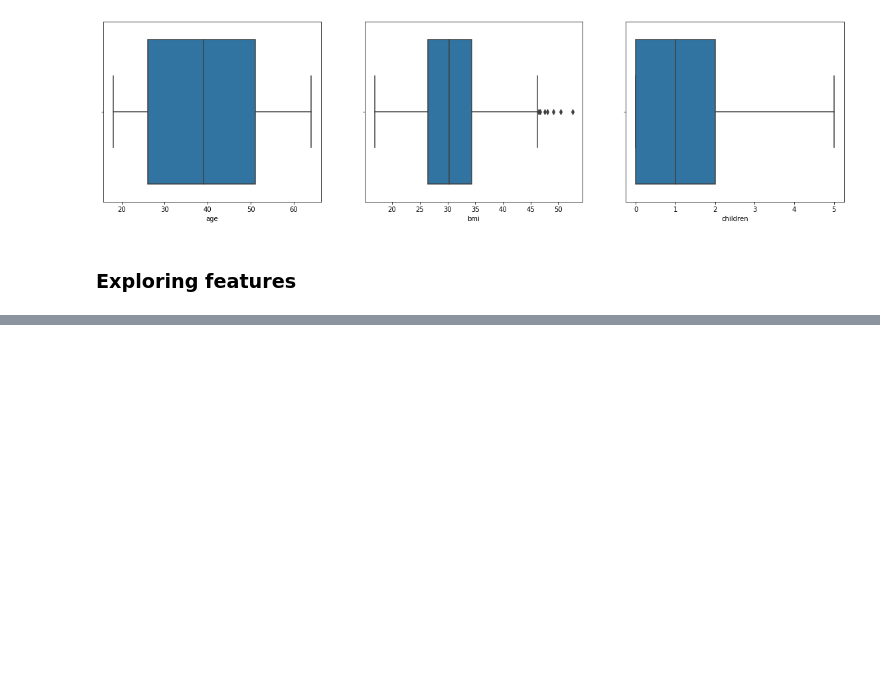
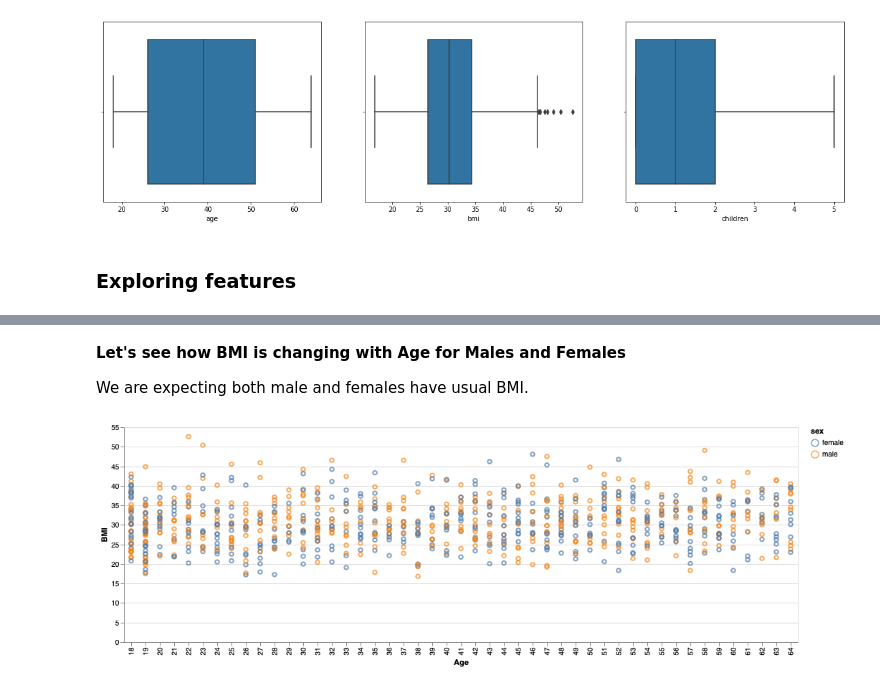
Before and after one commit to sirine-chahma/DSCI_522_group_401, a Jupyter notebook: notebooks/EDA.ipynb, the cells around one changed output, grey strips where cells are left out. Saved outputs shown, nothing was run; the diff lists cells and outputs as text; code cells hidden in the pictures; blank space fills up the shorter version.

```diff
--- a/notebooks/EDA.ipynb
+++ b/notebooks/EDA.ipynb
@@ -149,0 +177,13 @@ for col, ax in zip(numeric_features, axes):
+# %% [markdown]
+**Let's see how BMI is changing with Age for Males and Females**
+
+We are expecting both male and females have usual BMI.
+# %%
+alt.Chart(X_train).mark_point().encode(
+
+    alt.X('age:N', title = 'Age'),
+    alt.Y('bmi:Q', title = 'BMI'),
+    alt.Color('sex:N')
+)
+# %% [output]
+[figure, added]
```
Also changed, not shown: parts of 5 cells of this notebook, 1 other file.
